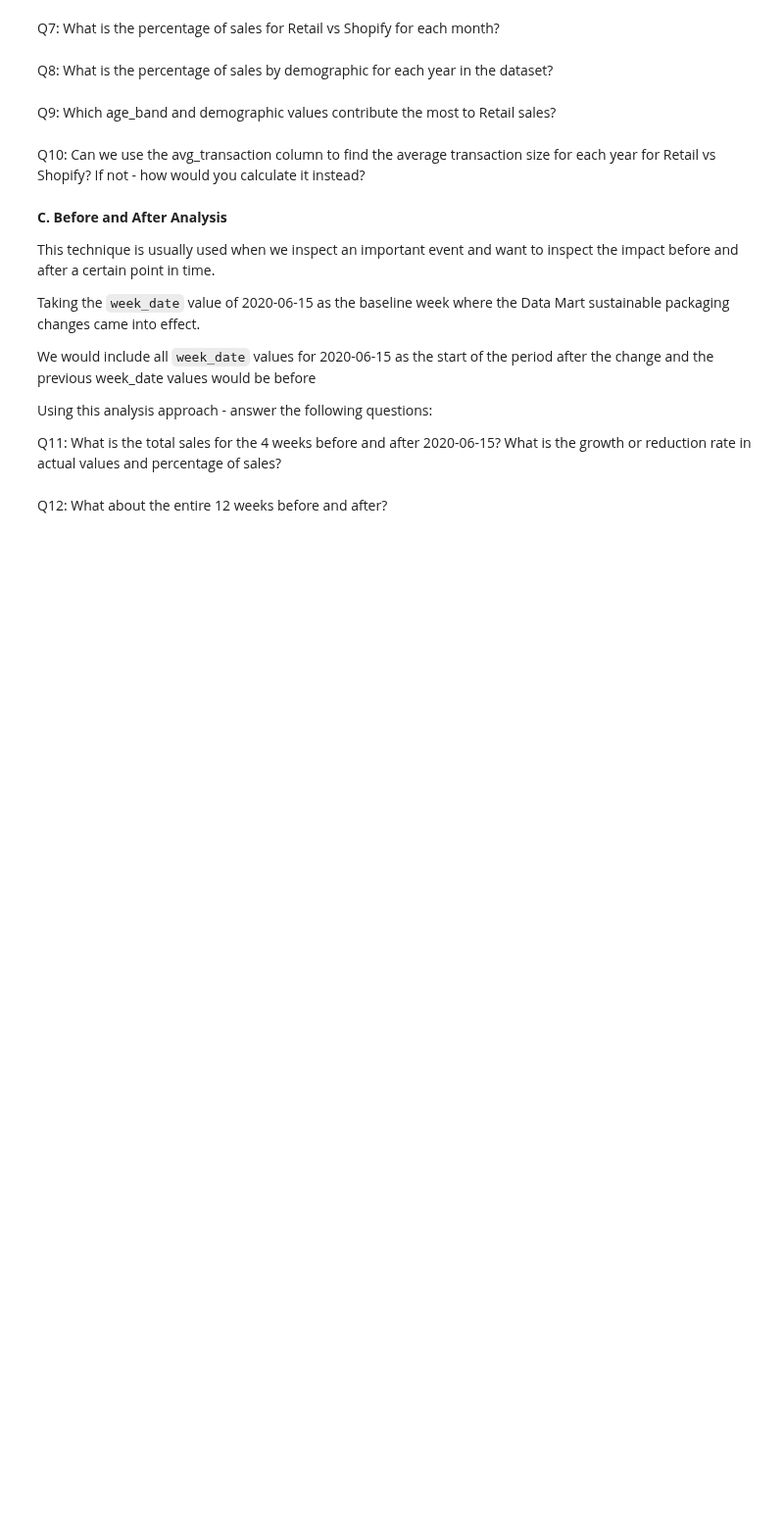
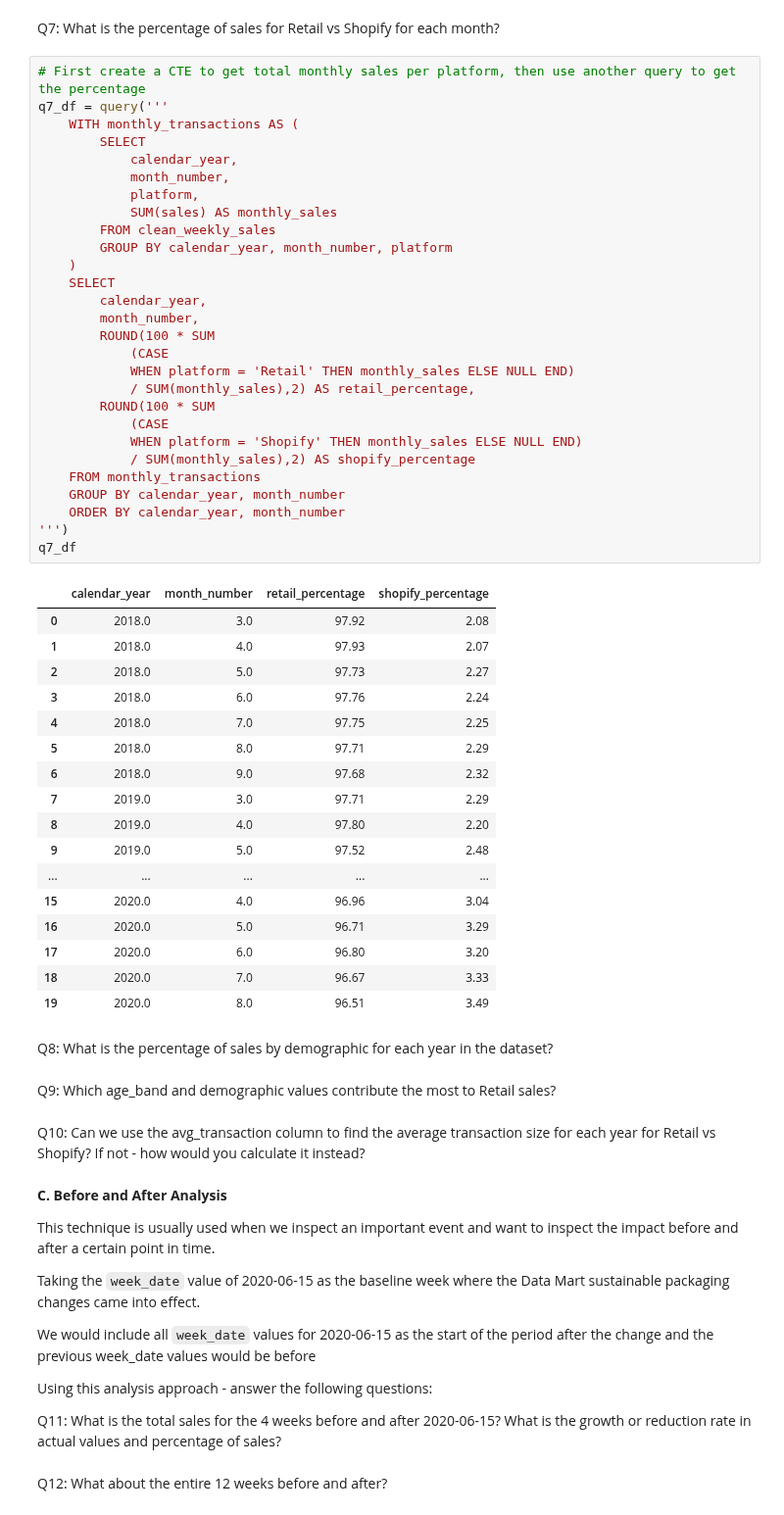
Before and after one commit to 20100215/8_Week_SQL_Challenge, a Jupyter notebook: Week 5 (Data Mart)/week5.ipynb, the cells around one changed output. Shown at 98% size. Drawn from its saved outputs; the diff is of its cells as text; blank space fills up the shorter version.

```diff
--- a/Week 5 (Data Mart)/week5.ipynb
+++ b/Week 5 (Data Mart)/week5.ipynb
@@ -191,5 +331,51 @@ Q6: What is the total count of transactions for each platform?
 # %% [markdown]
 Q7: What is the percentage of sales for Retail vs Shopify for each month?
+# %%
+# First create a CTE to get total monthly sales per platform, then use another query to get the percentage
+q7_df = query('''
+    WITH monthly_transactions AS (
+        SELECT
+            calendar_year,
+            month_number,
+            platform,
+            SUM(sales) AS monthly_sales
+        FROM clean_weekly_sales
+        GROUP BY calendar_year, month_number, platform
+    )
+    SELECT
+        calendar_year,
+        month_number,
+        ROUND(100 * SUM
+            (CASE
+            WHEN platform = 'Retail' THEN monthly_sales ELSE NULL END)
+            / SUM(monthly_sales),2) AS retail_percentage,
+        ROUND(100 * SUM
+            (CASE
+            WHEN platform = 'Shopify' THEN monthly_sales ELSE NULL END)
+            / SUM(monthly_sales),2) AS shopify_percentage
+    FROM monthly_transactions
+    GROUP BY calendar_year, month_number
+    ORDER BY calendar_year, month_number
+''')
+q7_df
+# %% [output]
+|  | calendar_year | month_number | retail_percentage | shopify_percentage |
+| 0 | 2018.0 | 3.0 | 97.92 | 2.08 |
+| 1 | 2018.0 | 4.0 | 97.93 | 2.07 |
+| 2 | 2018.0 | 5.0 | 97.73 | 2.27 |
+| 3 | 2018.0 | 6.0 | 97.76 | 2.24 |
+| 4 | 2018.0 | 7.0 | 97.75 | 2.25 |
+| 5 | 2018.0 | 8.0 | 97.71 | 2.29 |
+| 6 | 2018.0 | 9.0 | 97.68 | 2.32 |
+| 7 | 2019.0 | 3.0 | 97.71 | 2.29 |
+| 8 | 2019.0 | 4.0 | 97.80 | 2.20 |
+| 9 | 2019.0 | 5.0 | 97.52 | 2.48 |
+| ... | ... | ... | ... | ... |
+| 15 | 2020.0 | 4.0 | 96.96 | 3.04 |
+| 16 | 2020.0 | 5.0 | 96.71 | 3.29 |
+| 17 | 2020.0 | 6.0 | 96.80 | 3.20 |
+| 18 | 2020.0 | 7.0 | 96.67 | 3.33 |
+| 19 | 2020.0 | 8.0 | 96.51 | 3.49 |
 # %% [markdown]
 Q8: What is the percentage of sales by demographic for each year in the dataset?
 # %% [markdown]
```
Also changed, not shown: parts of 13 cells of this notebook.
